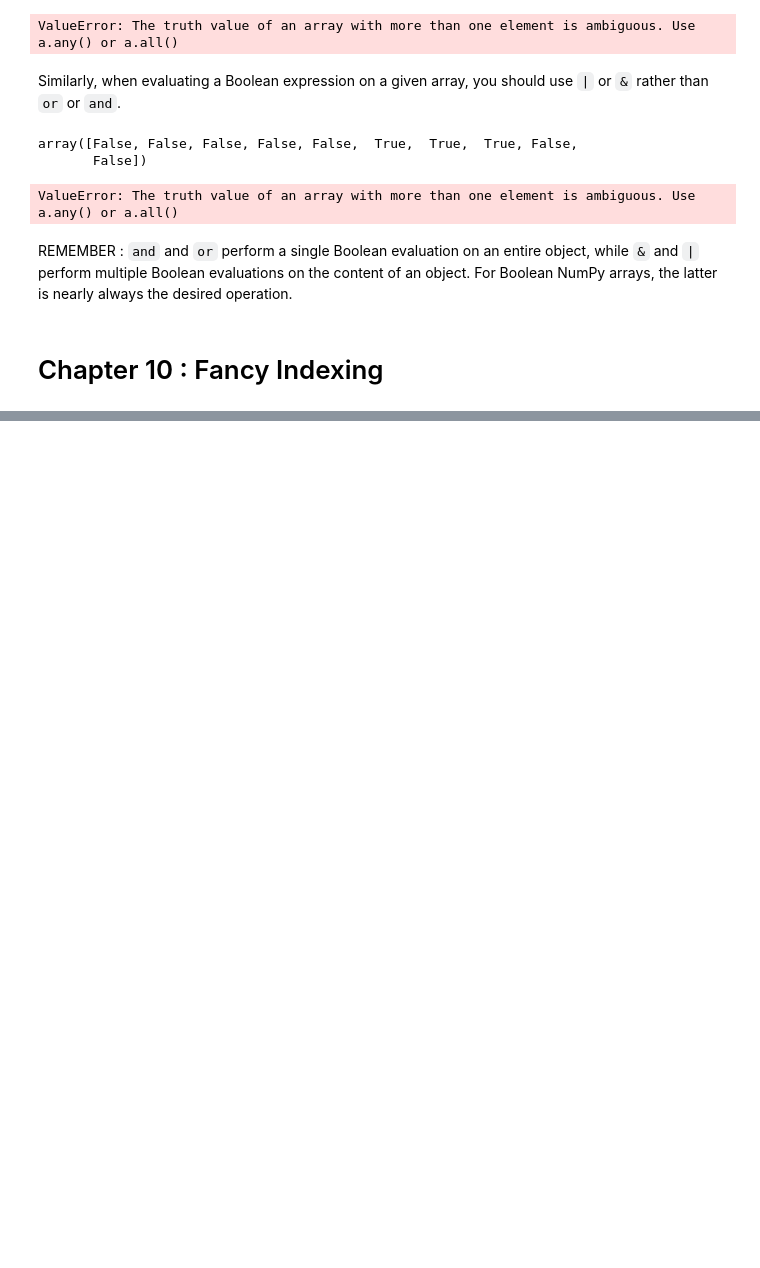
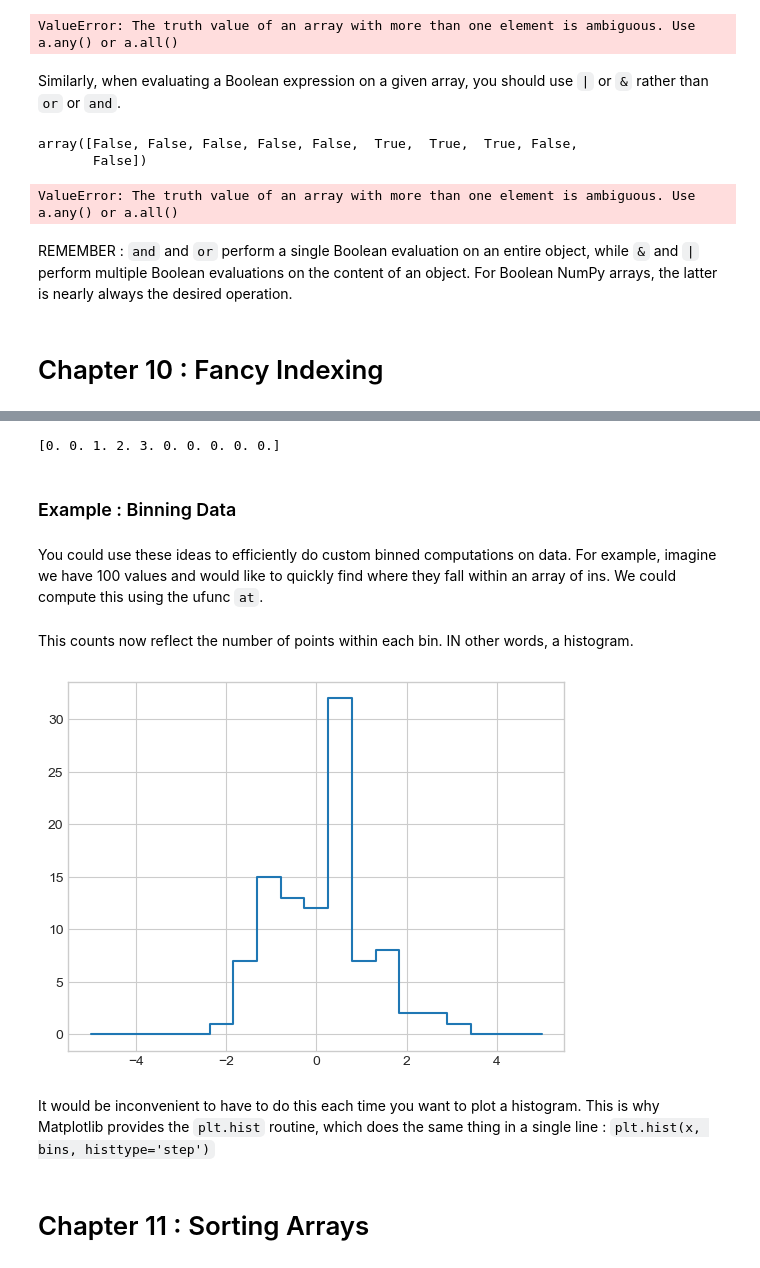
Before and after one commit to huymh/jupyter-notes, a Jupyter notebook: HB_Introduction_to_NumPy.ipynb, the cells around one changed output, grey strips where cells are left out. Cells and saved outputs as stored; diff of their text form; code cells hidden in the pictures; blank space fills up the shorter version.

```diff
--- a/HB_Introduction_to_NumPy.ipynb
+++ b/HB_Introduction_to_NumPy.ipynb
@@ -1365,0 +1538,35 @@ REMEMBER : `and` and `or` perform a single Boolean evaluation on an entire objec
+# %%
+x = np.zeros(10)
+np.add.at(x, i, 1)
+print(x)
+# %% [output]
+[0. 0. 1. 2. 3. 0. 0. 0. 0. 0.]
+# %% [markdown]
+### Example : Binning Data
+# %% [markdown]
+You could use these ideas to efficiently do custom binned computations on data. For example, imagine we have 100 values and would like to quickly find where they fall within an array of ins. We could compute this using the ufunc `at`.
+# %%
+rng = np.random.default_rng(seed = 1701)
+x = rng.normal(size = 100)
+
+# compute a histogram by hand
+bins = np.linspace(-5, 5, 20)
+counts = np.zeros_like(bins)
+
+# find the appropriate bin for each x
+i = np.searchsorted(bins, x)
+
+# add 1 to each of these bins
+np.add.at(counts, i, 1)
+# %% [markdown]
+This counts now reflect the number of points within each bin. IN other words, a histogram.
+# %%
+plt.clf
+plt.plot(bins, counts, drawstyle = 'steps')
+plt.show()
+# %% [output]
+[figure, added]
+# %% [markdown]
+It would be inconvenient to have to do this each time you want to plot a histogram. This is why Matplotlib provides the `plt.hist` routine, which does the same thing in a single line : `plt.hist(x, bins, histtype='step')`
+# %% [markdown]
+# Chapter 11 : Sorting Arrays
```
Also changed, not shown: parts of 35 cells of this notebook.
